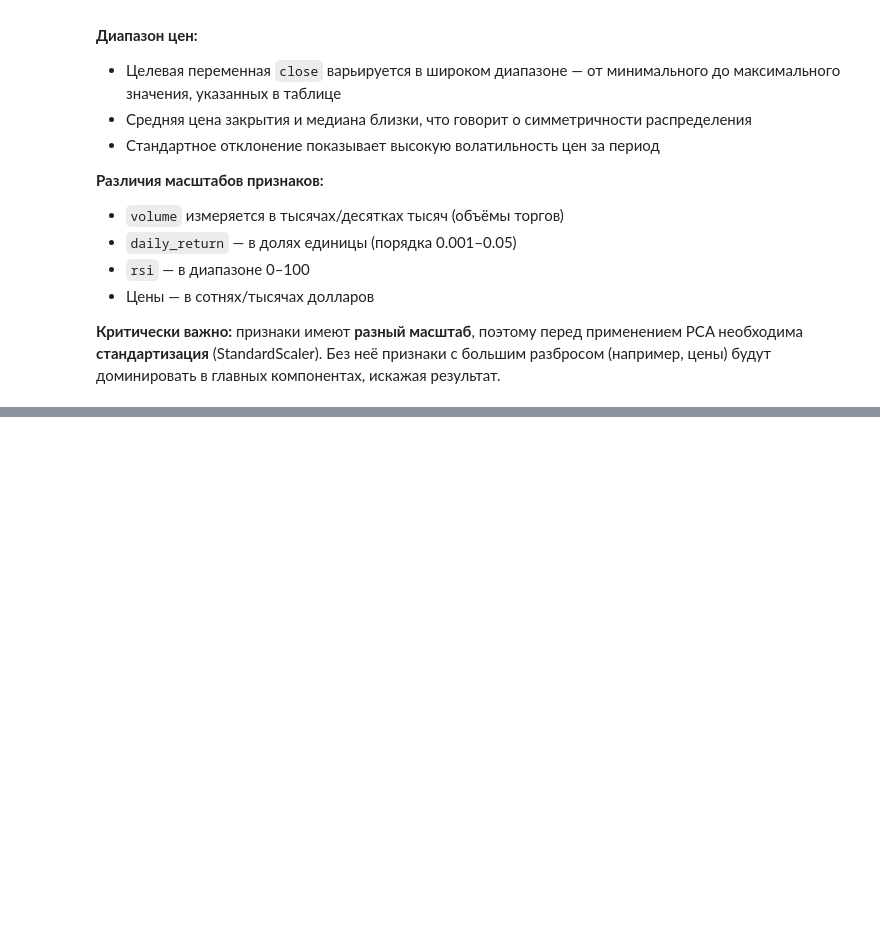
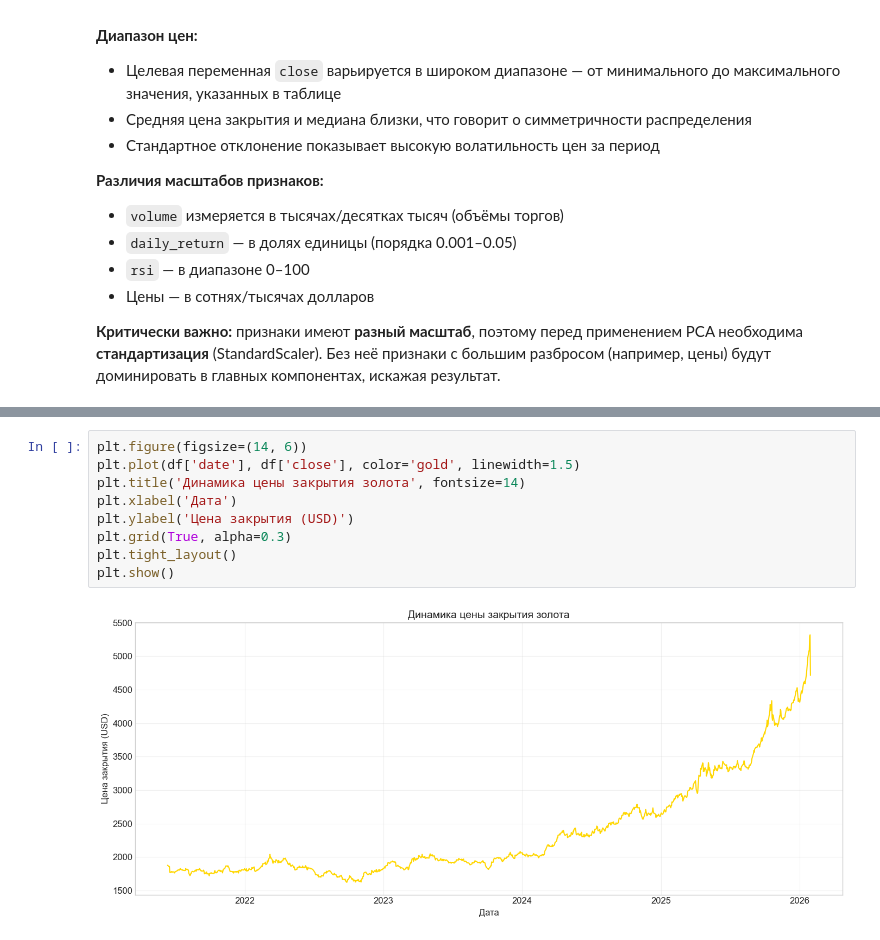
Before and after one commit to Didi5GD/Laba1_AIML, a Jupyter notebook: Laba1_AIML.ipynb, the cells around one changed output, grey strips where cells are left out. Saved outputs shown, nothing was run; the diff lists cells and outputs as text; blank space fills up the shorter version.

```diff
--- a/Laba1_AIML.ipynb
+++ b/Laba1_AIML.ipynb
@@ -158,0 +214,11 @@ std - стандартное отклонение
+# %%
+plt.figure(figsize=(14, 6))
+plt.plot(df['date'], df['close'], color='gold', linewidth=1.5)
+plt.title('Динамика цены закрытия золота', fontsize=14)
+plt.xlabel('Дата')
+plt.ylabel('Цена закрытия (USD)')
+plt.grid(True, alpha=0.3)
+plt.tight_layout()
+plt.show()
+# %% [output]
+[figure, added]
```
Also changed, not shown: parts of 3 cells of this notebook.
